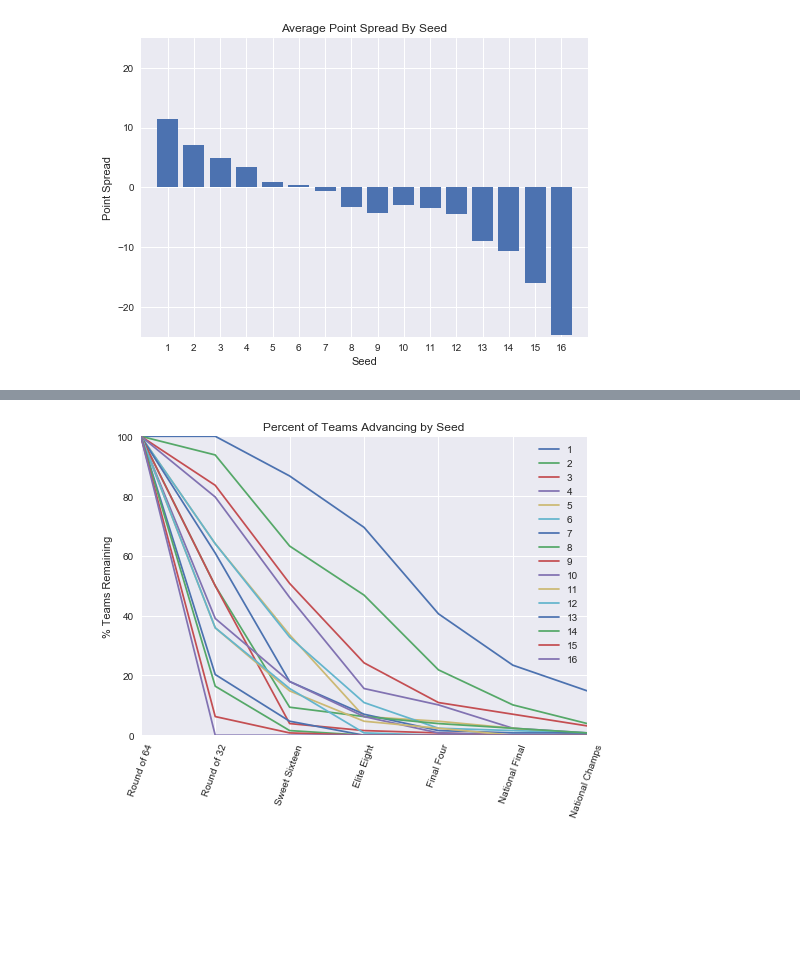
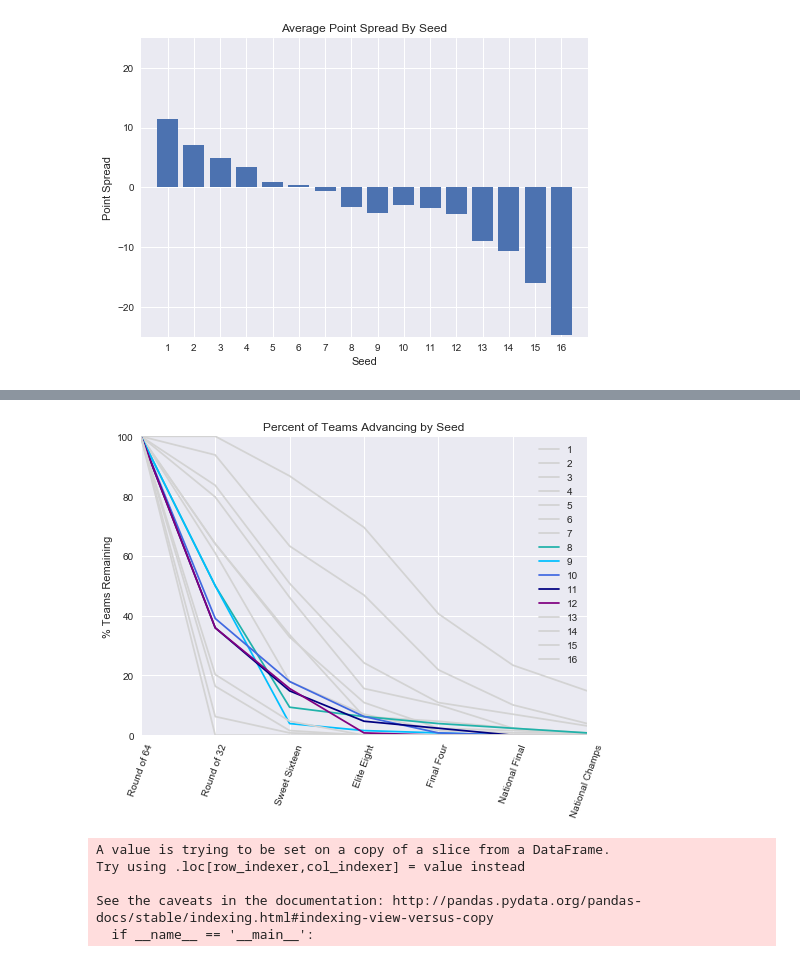
Before and after one commit to mmclaughlin87/march-madness-historical-perfomance, a Jupyter notebook: summary_of_seeds.ipynb, the cells around one changed output, grey strips where cells are left out. Cells and saved outputs as stored; diff of their text form; code cells hidden in the pictures; blank space fills up the shorter version.

```diff
--- a/summary_of_seeds.ipynb
+++ b/summary_of_seeds.ipynb
@@ -177,35 +160,56 @@ plt.show()
 # %%
-# plot teams remaining by round for each seed
-teams_remaining_by_seed = []
+# highlight interesting seeds
 
-def get_wins_in_round(seed_data,tourney_round,seed_count):
-    try:
-        round_win_pct = (seed_data[tourney_round]/seed_count)*100
-    except KeyError:
-        round_win_pct = 0
-    return round_win_pct
+colors = ["lightgray","lightgray","lightgray","lightgray","lightgray","lightgray","lightgray","lightseagreen",
+          "deepskyblue","royalblue","navy","purple","lightgray","lightgray","lightgray","lightgray"]
 
-rounds = ["Round of 64","Round of 32", "Sweet Sixteen", "Elite Eight", "National Semifinals", "National Championship"]
-
-for seed in seed_summaries["Wins by Round"]:
-    teams_remaining = []
-    teams_remaining.append(100)
-    for tourney_round in rounds:
-        round_win_pct = get_wins_in_round(seed,tourney_round,seed_count)
-        teams_remaining.append(round_win_pct)
-    teams_remaining_by_seed.append(teams_remaining)
-
-for seed in teams_remaining_by_seed:
-    plt.plot(seed)
+for i in range(len(teams_remaining_by_seed)):
+    plt.plot(teams_remaining_by_seed[i], c=colors[i])
 
 xticks = ["Round of 64","Round of 32","Sweet Sixteen","Elite Eight","Final Four","National Final","National Champs"]
 tick_locations = range(len(xticks))
 plt.title("Percent of Teams Advancing by Seed")
 plt.ylabel("% Teams Remaining")
 plt.xticks(tick_locations, xticks, rotation=70)
 plt.ylim(0,100)
 plt.xlim(0,6)
 plt.legend(range(1,17))
 plt.show()
 # %% [output]
-[figure, old version]
+[figure, new version]
+# %%
+# group seeds into subsets
+
+years = []
+
+for date in no_play_ins["date"]:
+    year = date.split("-")[0]
+    years.append(year)
+
+no_play_ins["year"] = years
+
+upper_seeds = no_play_ins.loc[(no_play_ins["seed"] == 1)
+                        | (no_play_ins["seed"] == 2)
+                        | (no_play_ins["seed"] == 3)
+                        | (no_play_ins["seed"] == 4), :]
+
+mid_upper_seeds = no_play_ins.loc[(no_play_ins["seed"] == 5)
+                        | (no_play_ins["seed"] == 6)
+                        | (no_play_ins["seed"] == 7)
+                        | (no_play_ins["seed"] == 8), :]
+
+mid_lower_seeds = no_play_ins.loc[(no_play_ins["seed"] == 9)
+                        | (no_play_ins["seed"] == 10)
+                        | (no_play_ins["seed"] == 11)
+                        | (no_play_ins["seed"] == 12), :]
+
+lower_seeds = no_play_ins.loc[(no_play_ins["seed"] == 13)
+                        | (no_play_ins["seed"] == 14)
+                        | (no_play_ins["seed"] == 15)
+                        | (no_play_ins["seed"] == 16), :]
+# %% [output]
+A value is trying to be set on a copy of a slice from a DataFrame.
+Try using .loc[row_indexer,col_indexer] = value instead
+
+See the caveats in the documentation: http://pandas.pydata.org/pandas-docs/stable/indexing.html#indexing-view-versus-copy
+  if __name__ == '__main__':
```
Also changed, not shown: parts of 4 cells of this notebook.
